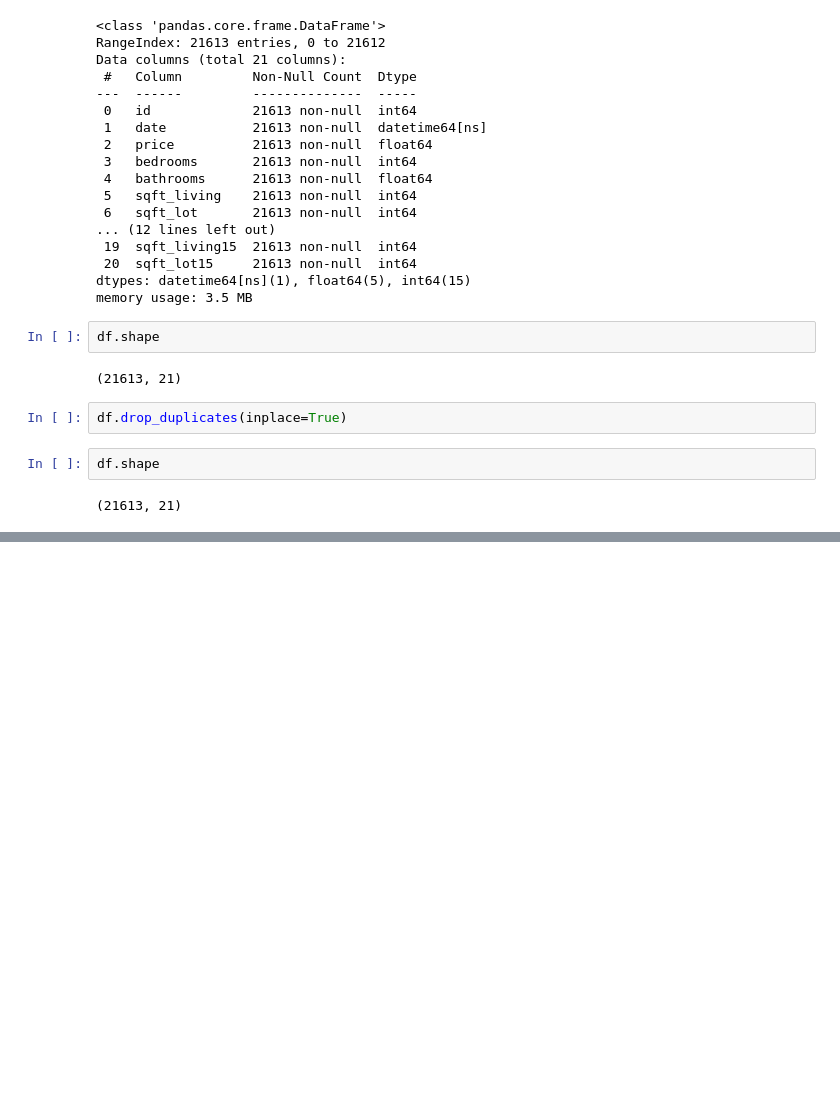
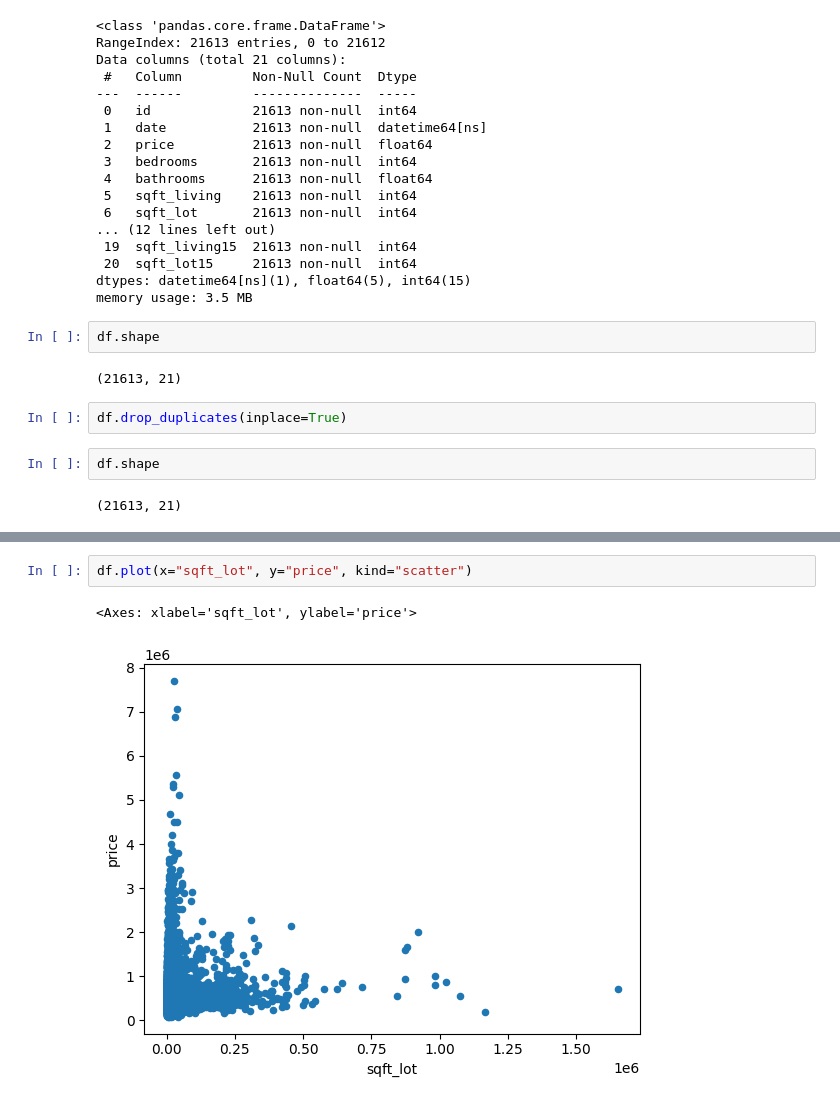
Before and after one commit to Metaphysicist1/GITA-ML, a Jupyter notebook: Task2/Task2_Script.ipynb, the cells around one changed output, grey strips where cells are left out. Saved outputs shown, nothing was run; the diff lists cells and outputs as text; blank space fills up the shorter version.

```diff
--- a/Task2/Task2_Script.ipynb
+++ b/Task2/Task2_Script.ipynb
@@ -112,0 +166,5 @@ df.shape
+# %%
+df.plot(x="sqft_lot", y="price", kind="scatter")
+# %% [output]
+<Axes: xlabel='sqft_lot', ylabel='price'>
+[figure, added]
```
Also changed, not shown: parts of 7 cells of this notebook.
